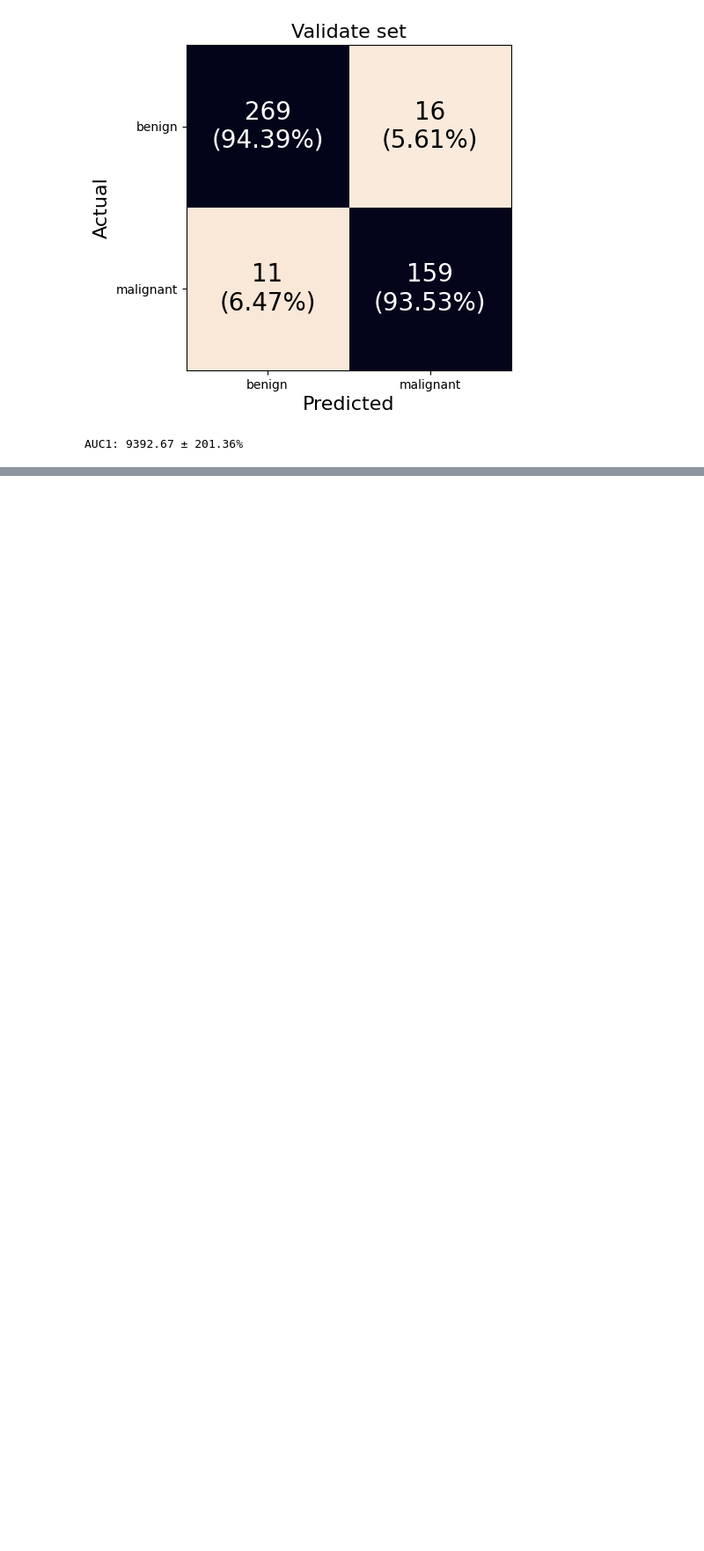
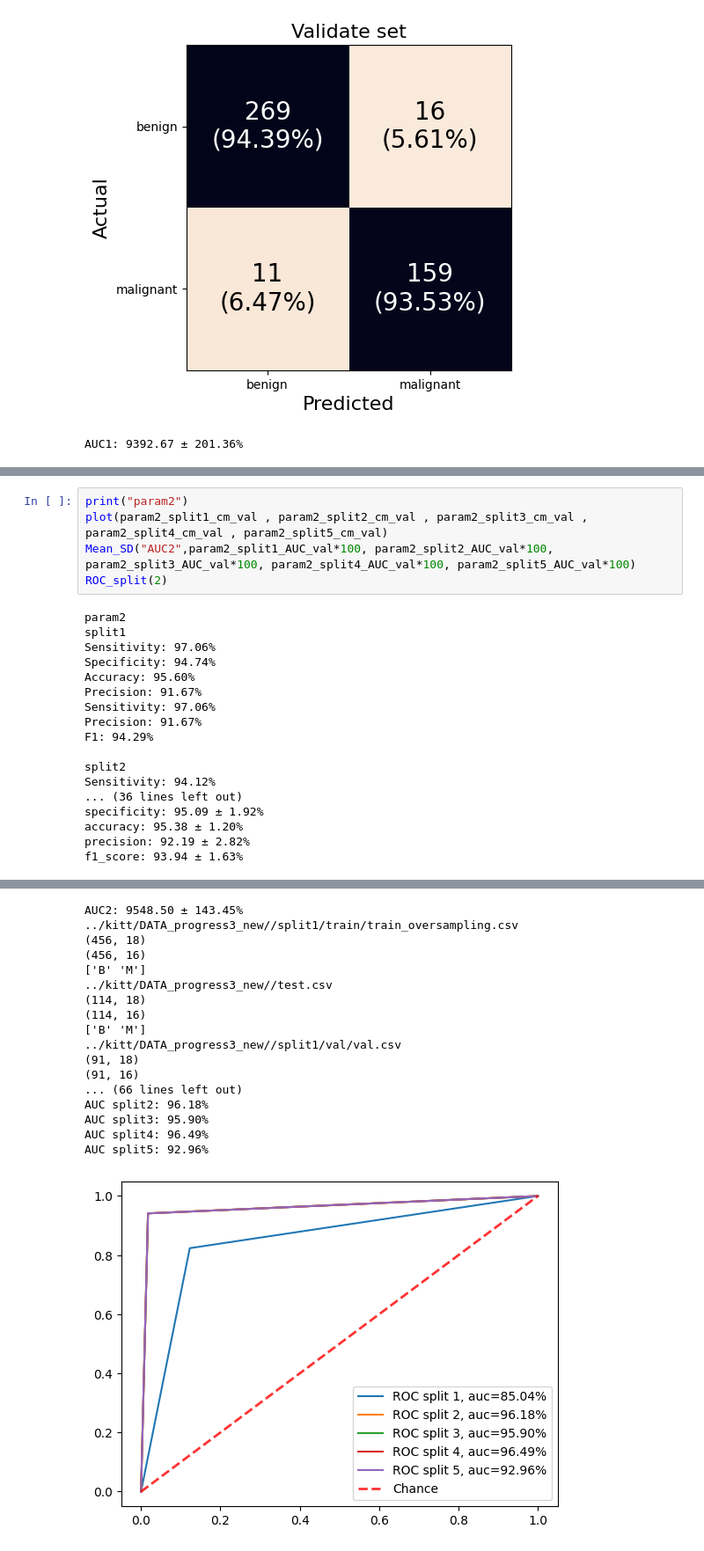
Before and after one commit to 6410615139/Project_Cancer, a Jupyter notebook: DTC/dtc_pg3.ipynb, the cells around one changed output, grey strips where cells are left out. Shown at 88% size. Cells and saved outputs as stored; diff of their text form; blank space fills up the shorter version.

```diff
--- a/DTC/dtc_pg3.ipynb
+++ b/DTC/dtc_pg3.ipynb
@@ -3188,0 +3210,23 @@ AUC1: 9392.67 ± 201.36%
+# %%
+print("param2")
+plot(param2_split1_cm_val , param2_split2_cm_val , param2_split3_cm_val , param2_split4_cm_val , param2_split5_cm_val)
+Mean_SD("AUC2",param2_split1_AUC_val*100, param2_split2_AUC_val*100, param2_split3_AUC_val*100, param2_split4_AUC_val*100, param2_split5_AUC_val*100)
+ROC_split(2)
+# %% [output]
+param2
+split1
+Sensitivity: 97.06%
+Specificity: 94.74%
+Accuracy: 95.60%
+Precision: 91.67%
+Sensitivity: 97.06%
+Precision: 91.67%
+F1: 94.29%
+
+split2
+Sensitivity: 94.12%
+... (36 lines left out)
+specificity: 95.09 ± 1.92%
+accuracy: 95.38 ± 1.20%
+precision: 92.19 ± 2.82%
+f1_score: 93.94 ± 1.63%
@@ -3188,0 +3234,18 @@ AUC1: 9392.67 ± 201.36%
+AUC2: 9548.50 ± 143.45%
+../kitt/DATA_progress3_new//split1/train/train_oversampling.csv
+(456, 18)
+(456, 16)
+['B' 'M']
+../kitt/DATA_progress3_new//test.csv
+(114, 18)
+(114, 16)
+['B' 'M']
+../kitt/DATA_progress3_new//split1/val/val.csv
+(91, 18)
+(91, 16)
+... (66 lines left out)
+AUC split2: 96.18%
+AUC split3: 95.90%
+AUC split4: 96.49%
+AUC split5: 92.96%
+[figure, added]
```
Also changed, not shown: parts of 25 cells of this notebook.
